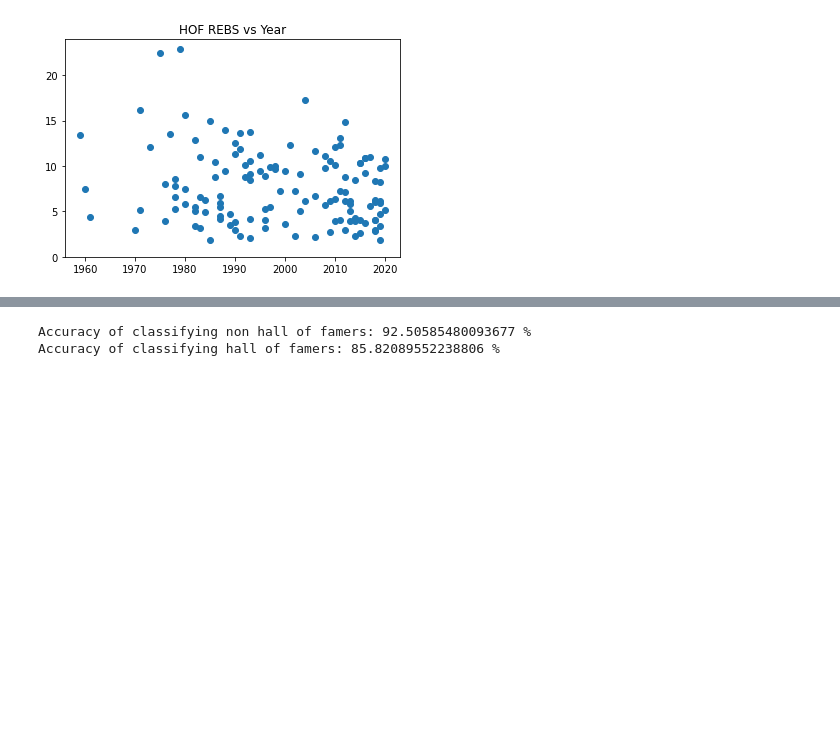
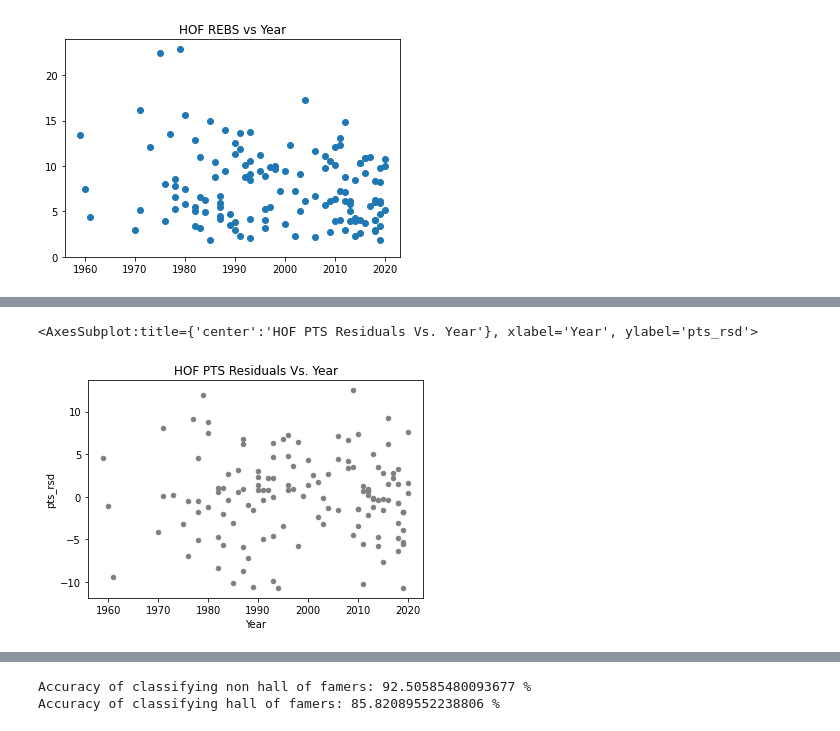
Before and after one commit to surmud/NBA-Hall-of-fame-predictor, a Jupyter notebook: hof.ipynb, the cells around one changed output, grey strips where cells are left out. Cells and saved outputs as stored; diff of their text form; code cells hidden in the pictures; blank space fills up the shorter version.

```diff
--- a/hof.ipynb
+++ b/hof.ipynb
@@ -167,0 +183,7 @@ currSeasonStats = pd.read_csv("nba2021_per_game.csv")
+# %%
+# plot residuals
+hof_df['pts_rsd'] = hof_df['PTS'] - (hof_df['Year']*m + b)
+hof_df.plot.scatter('Year', 'pts_rsd', color='grey', title='HOF PTS Residuals Vs. Year')
+# %% [output]
+<AxesSubplot:title={'center':'HOF PTS Residuals Vs. Year'}, xlabel='Year', ylabel='pts_rsd'>
+[figure, added]
```
Also changed, not shown: parts of 38 cells of this notebook.
